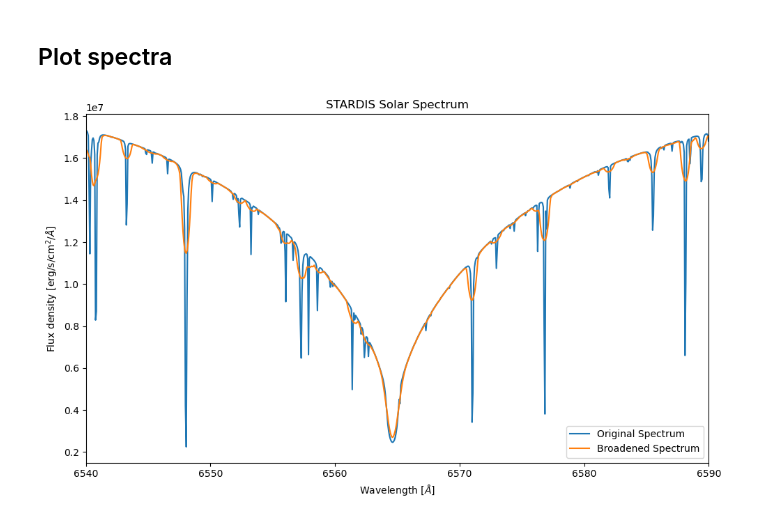
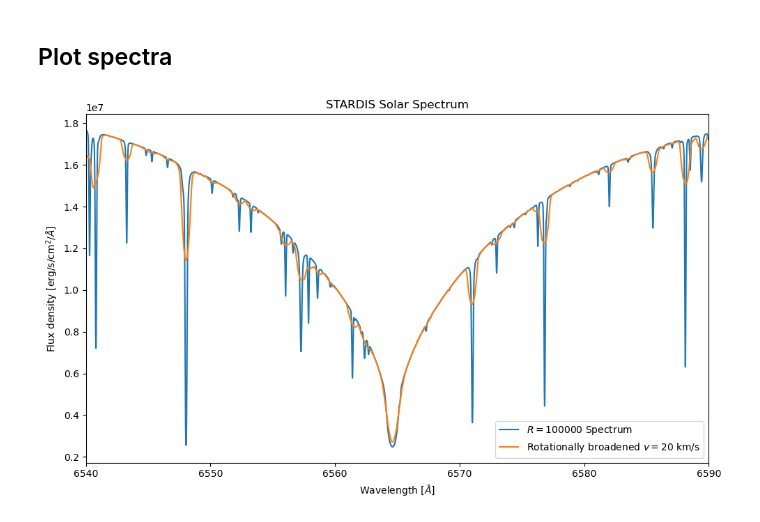
Before and after one commit to tardis-sn/stardis, a Jupyter notebook: docs/rotation_broadening/rotation_broadening.ipynb, the cells around one changed output. Saved outputs shown, nothing was run; the diff lists cells and outputs as text; code cells hidden in the pictures.

Commit message:
fix rotation broadening notebook

```diff
--- a/docs/rotation_broadening/rotation_broadening.ipynb
+++ b/docs/rotation_broadening/rotation_broadening.ipynb
@@ -31,3 +46,5 @@ WARNING:astropy:UnitsWarning: 'erg/cm2/s' contains multiple slashes, which is di
+# %%
+instrumental_spec = gaussian_filter1d(sim.spectrum_lambda, sigma=sigma)
 # %% [markdown]
 Now, let's use the STARDIS broadening function and compare the outputs.
 # %%
@@ -37,4 +54,5 @@ Calculate the velocity resolution of the spectrum
 # %%
-const.c.to(u.km/u.s) / 100000
+v = const.c.to(u.km/u.s) / 100000
+v
 # %% [output]
 $2.9979246 \; \mathrm{\frac{km}{s}}$
@@ -40,0 +61,3 @@ $2.9979246 \; \mathrm{\frac{km}{s}}$
+# %%
+vel_per_pix = v / fwhm
+vel_per_pix
@@ -41,21 +66,21 @@ $2.9979246 \; \mathrm{\frac{km}{s}}$
 # %% [markdown]
 And then let's apply the rotation broadening for our spectrum with a rotation velocity of 20 km/s.
 # %%
-wave, broadened_flux = rotation_broadening(3 * u.km/u.s, sim.lambdas, sim.spectrum_lambda, v_rot = 20 * u.km/u.s)
+wave, broadened_flux = rotation_broadening(vel_per_pix, sim.lambdas, instrumental_spec, v_rot = 20 * u.km/u.s)
 # %% [markdown]
 ## Plot spectra
 # %%
 plt.figure(figsize=(10,6))
-plt.plot(sim.lambdas, sim.spectrum_lambda, label='Original Spectrum')
-plt.plot(wave, broadened_flux, label='Broadened Spectrum')
+plt.plot(sim.lambdas, instrumental_spec, label=f'$R = 100000$ Spectrum')
+plt.plot(wave, broadened_flux, label=f'Rotationally broadened $v = 20$ km/s')
 
 plt.xlim((6540,6590))
 plt.title("STARDIS Solar Spectrum")
-plt.xlabel("Wavelength [$\AA$]")
-plt.ylabel("Flux density [erg/s/cm$^2$/$\AA$]")
+plt.xlabel(r"Wavelength [$\AA$]")
+plt.ylabel(r"Flux density [erg/s/cm$^2$/$\AA$]")
 plt.tight_layout()
 
 plt.legend()
 plt.show()
 # %% [output]
-[figure, old version]
+[figure, new version]
```
Also changed, not shown: parts of 11 cells of this notebook, 1 other file.
